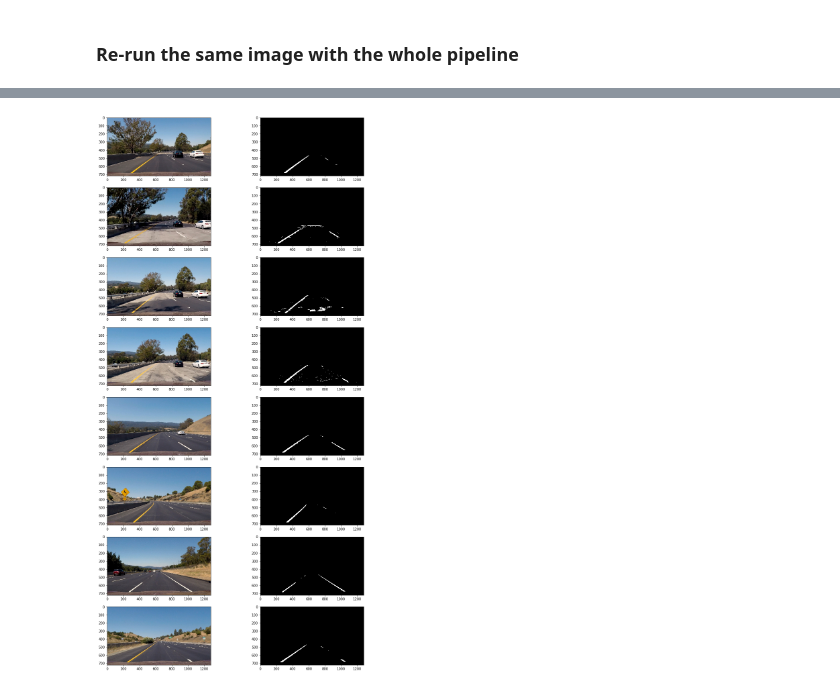
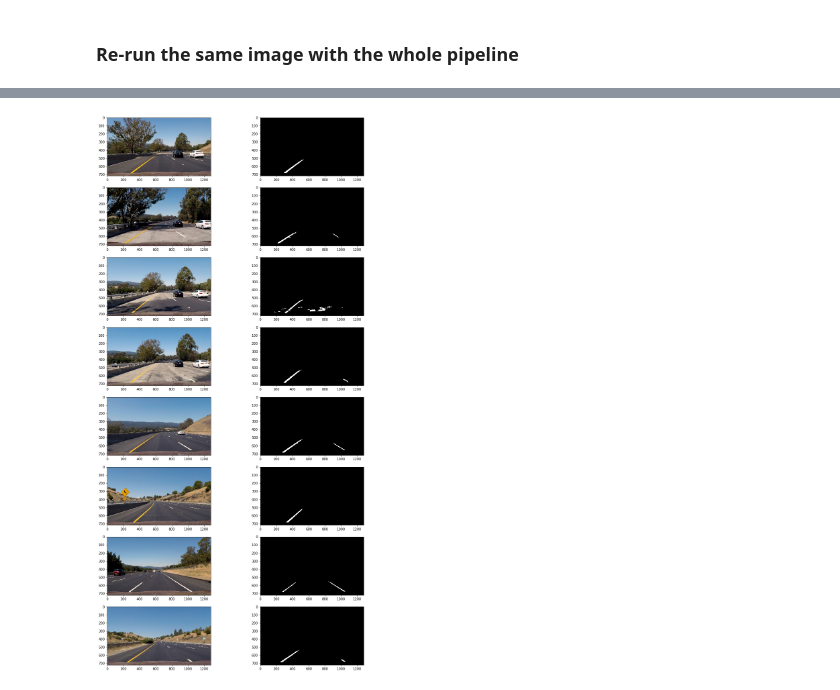
Before and after one commit to StevenShuoFeng/CarND-Advanced-Lane-Lines, a Jupyter notebook: pipeline.ipynb, the cells around one changed output, grey strips where cells are left out. Drawn from its saved outputs; the diff is of its cells as text; code cells hidden in the pictures.

Commit message:
try other thresholding

```diff
--- a/pipeline.ipynb
+++ b/pipeline.ipynb
@@ -84,3 +87,14 @@ plt.show()
 # %% [output]
 Clipping input data to the valid range for imshow with RGB data ([0..1] for floats or [0..255] for integers).
 [figure]
+# %%
+# %autoreload 2
+
+# mask = maskGradientOnS(imgTest)
+
+from thresholder import *
+thObj = Thresholder()
+mask = thObj.threshold(cv2.cvtColor(imgTest, cv2.COLOR_BGR2RGB))
+
+plt.imshow(mask, cmap='gray')
+plt.show()
@@ -215,21 +231,22 @@ Wall time: 27.7 s
 # %%
 import os
 
 image_files = os.listdir('test_images')
 n_image = len(image_files)
 
 plt.rcParams['figure.figsize'] = (15, 30)
 
 i = 0
 for image_file in image_files:
     img = cv2.imread('test_images/' + image_file)
     img = cv2.cvtColor(img, cv2.COLOR_BGR2RGB)
-    mask = combineMasks(img)
+#     mask = combineMasks(img)
+    mask = maskGradientOnS(img)
 
     plt.subplot(n_image, 2, i*2+1)
     plt.imshow(img)
     plt.subplot(n_image, 2, i*2+2)
     plt.imshow(mask, cmap='gray')
     i += 1
 # %% [output]
-[figure, old version]
+[figure, new version]
```
Also changed, not shown: parts of 6 cells of this notebook, 4 other files.
